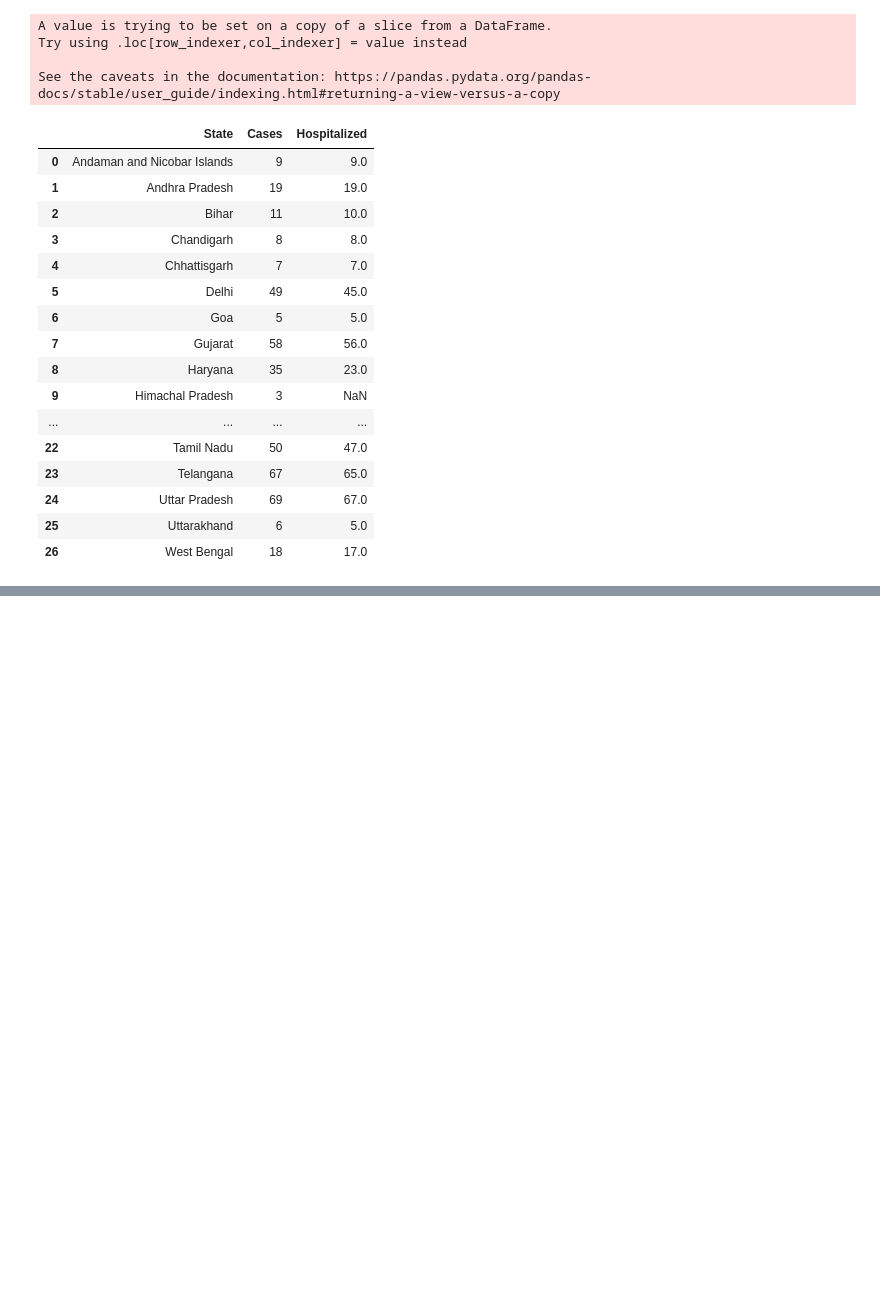
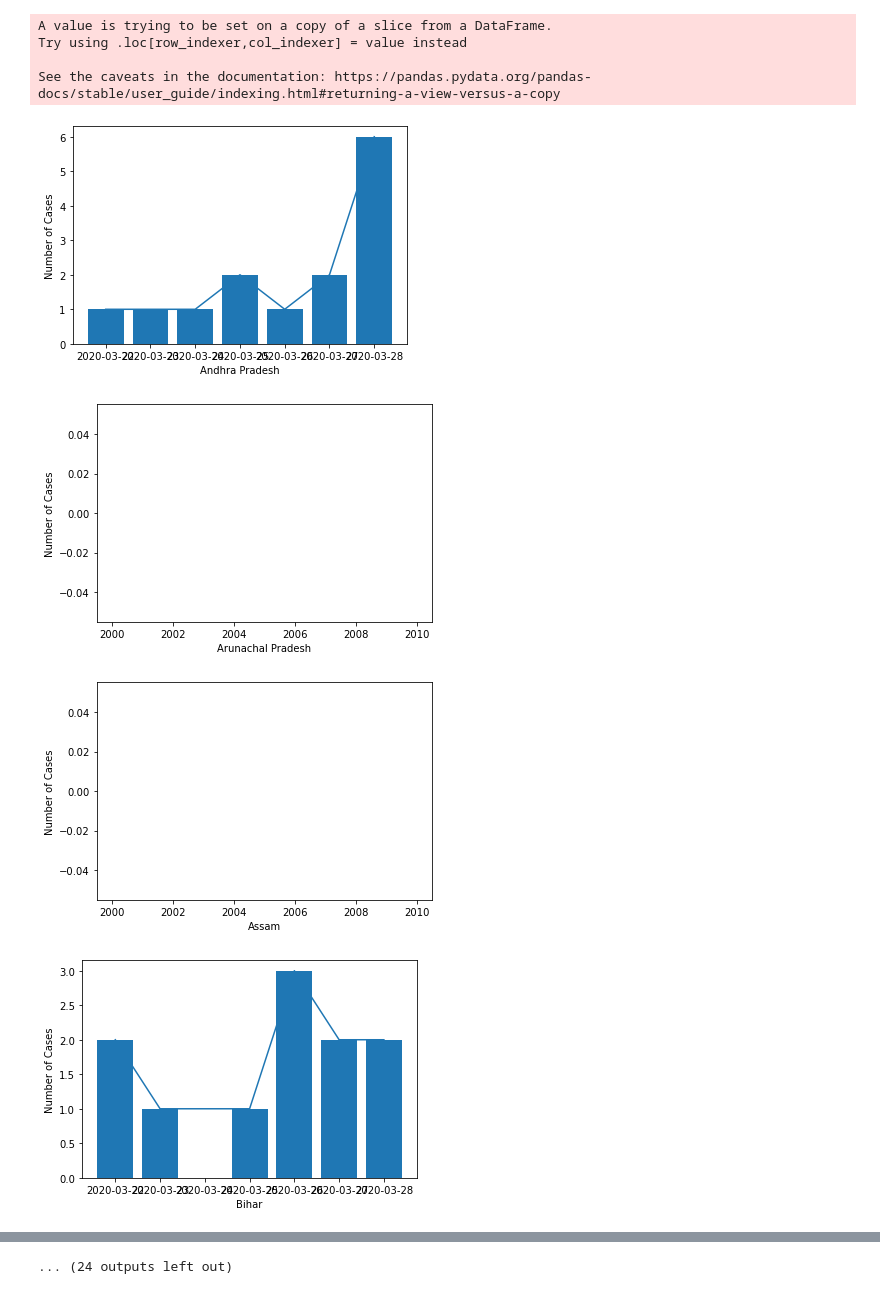
Before and after one commit to tashis/corona-in, a Jupyter notebook: _notebooks/2020-04-02-cases-by-state.ipynb, the cells around one changed output, grey strips where cells are left out. Saved outputs shown, nothing was run; the diff lists cells and outputs as text; code cells hidden in the pictures; blank space fills up the shorter version.

```diff
--- a/_notebooks/2020-04-02-cases-by-state.ipynb
+++ b/_notebooks/2020-04-02-cases-by-state.ipynb
@@ -30,24 +89,12 @@ A value is trying to be set on a copy of a slice from a DataFrame.
 Try using .loc[row_indexer,col_indexer] = value instead
 
 See the caveats in the documentation: https://pandas.pydata.org/pandas-docs/stable/user_guide/indexing.html#returning-a-view-versus-a-copy
-# %%
-#hide_input
-z
-# %% [output]
-|  | State | Cases | Hospitalized |
-| 0 | Andaman and Nicobar Islands | 9 | 9.0 |
-| 1 | Andhra Pradesh | 19 | 19.0 |
-| 2 | Bihar | 11 | 10.0 |
-| 3 | Chandigarh | 8 | 8.0 |
-| 4 | Chhattisgarh | 7 | 7.0 |
-| 5 | Delhi | 49 | 45.0 |
-| 6 | Goa | 5 | 5.0 |
-| 7 | Gujarat | 58 | 56.0 |
-| 8 | Haryana | 35 | 23.0 |
-| 9 | Himachal Pradesh | 3 | NaN |
-| ... | ... | ... | ... |
-| 22 | Tamil Nadu | 50 | 47.0 |
-| 23 | Telangana | 67 | 65.0 |
-| 24 | Uttar Pradesh | 69 | 67.0 |
-| 25 | Uttarakhand | 6 | 5.0 |
-| 26 | West Bengal | 18 | 17.0 |
+# %%
+#hide_input
+for st in get_states():
+    draw_plot(graph_df,14,st)
+# %% [output]
+[figure, added]
+[figure, added]
+[figure, added]
+[figure, added]
@@ -53,0 +109 @@ z
+... (24 outputs left out)
```
Also changed, not shown: parts of 2 cells of this notebook.
